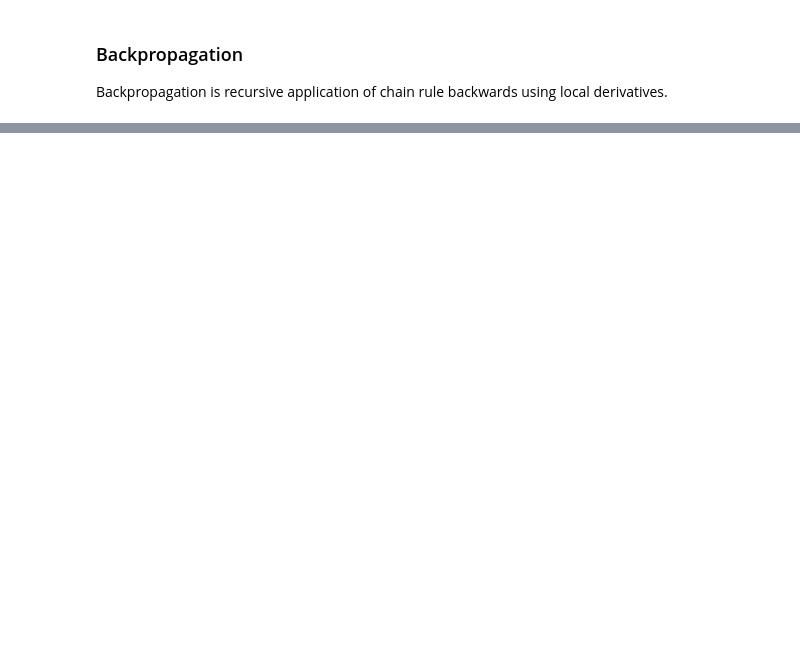
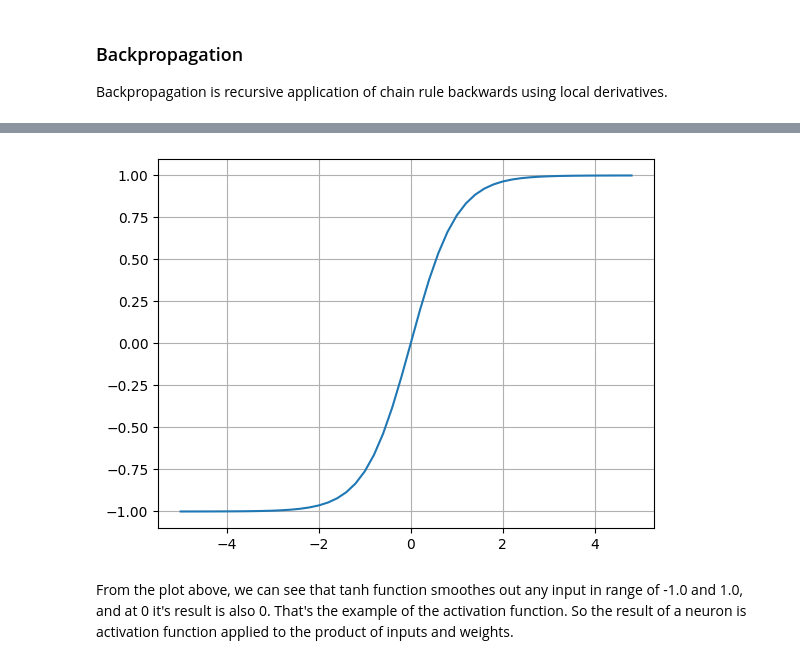
Before and after one commit to raisultan/nanograd, a Jupyter notebook: micrograd.ipynb, the cells around one changed output, grey strips where cells are left out. Saved outputs shown, nothing was run; the diff lists cells and outputs as text; code cells hidden in the pictures; blank space fills up the shorter version.

```diff
--- a/micrograd.ipynb
+++ b/micrograd.ipynb
@@ -348,0 +353,7 @@ Value(data=-6.586368000000001)
+# %%
+# tanh as plot
+plt.plot(np.arange(-5, 5, 0.2), np.tanh(np.arange(-5, 5, 0.2))); plt.grid()
+# %% [output]
+[figure, added]
+# %% [markdown]
+From the plot above, we can see that tanh function smoothes out any input in range of -1.0 and 1.0, and at 0 it's result is also 0. That's the example of the activation function. So the result of a neuron is activation function applied to the product of inputs and weights.
```
Also changed, not shown: parts of 32 cells of this notebook.
